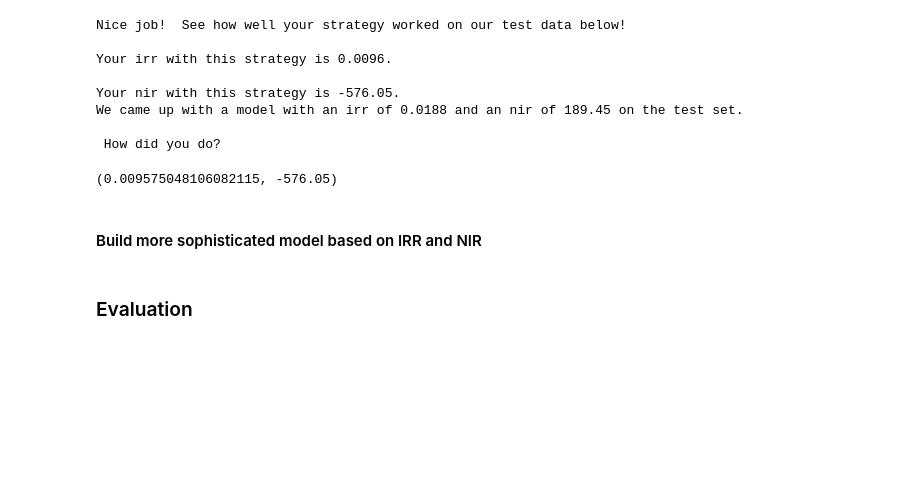
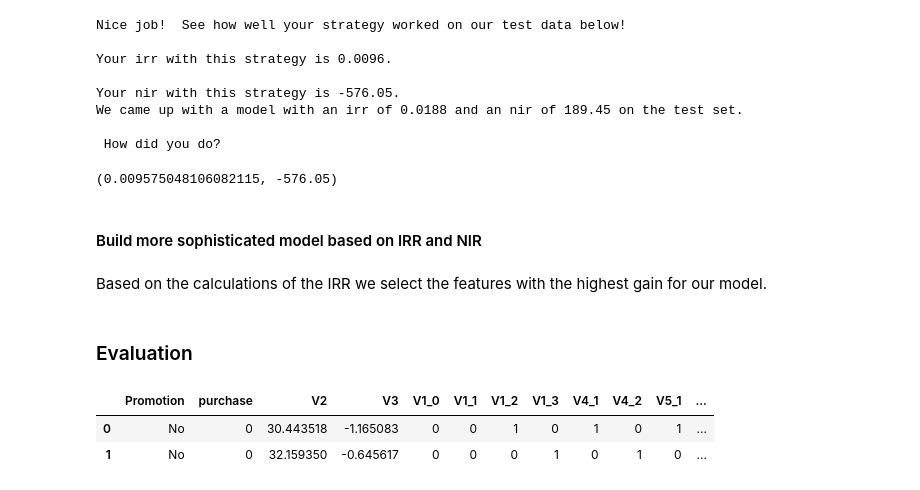
Before and after one commit to huli/starbucks-promotion-strategy, a Jupyter notebook: Starbucks.ipynb, the cells around one changed output. Drawn from its saved outputs; the diff is of its cells as text; code cells hidden in the pictures; blank space fills up the shorter version.

Commit message:
Implement and validate model

```diff
--- a/Starbucks.ipynb
+++ b/Starbucks.ipynb
@@ -294,3 +294,5 @@ We came up with a model with an irr of 0.0188 and an nir of 189.45 on the test s
 (0.009575048106082115, -576.05)
 # %% [markdown]
 #### Build more sophisticated model based on IRR and NIR
+# %% [markdown]
+Based on the calculations of the IRR we select the features with the highest gain for our model.
@@ -332,3 +333,9 @@ def promotion_strategy(df):
 # on how well your promotion_strategy will work in practice
 
 test_results(promotion_strategy)
+# %%
+data.head(2)
+# %% [output]
+|  | Promotion | purchase | V2 | V3 | V1_0 | V1_1 | V1_2 | V1_3 | V4_1 | V4_2 | V5_1 | ... |
+| 0 | No | 0 | 30.443518 | -1.165083 | 0 | 0 | 1 | 0 | 1 | 0 | 1 | ... |
+| 1 | No | 0 | 32.159350 | -0.645617 | 0 | 0 | 0 | 1 | 0 | 1 | 0 | ... |
```
Also changed, not shown: parts of 4 cells of this notebook.
